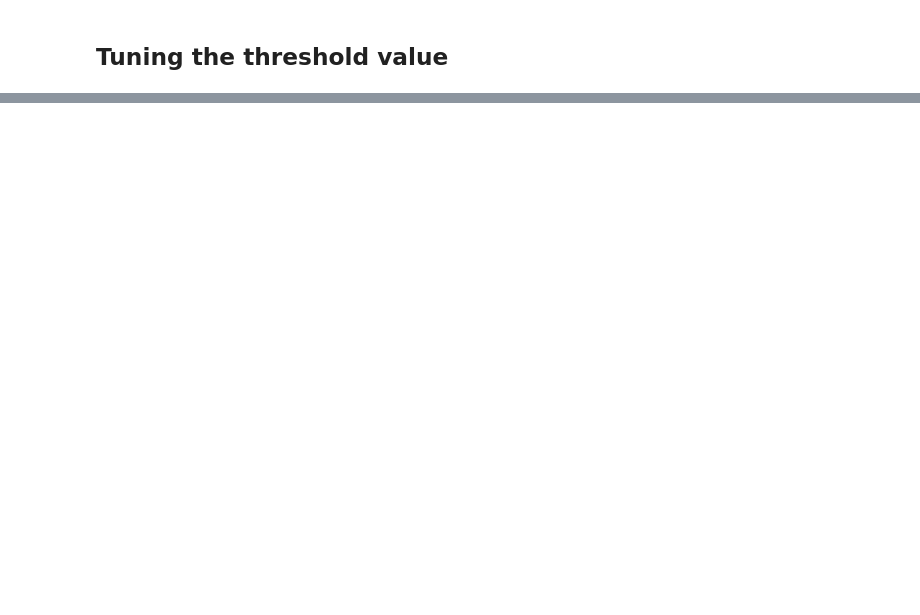
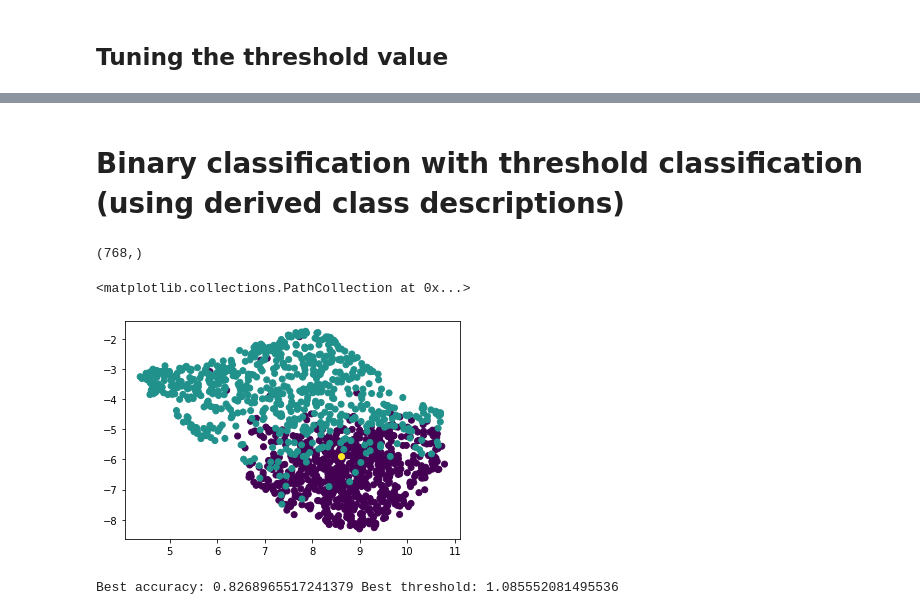
Before and after one commit to cs7641-team4/cs7641project, a Jupyter notebook: src/Unsupervised Classification.ipynb, the cells around one changed output, grey strips where cells are left out. Saved outputs shown, nothing was run; the diff lists cells and outputs as text; code cells hidden in the pictures; blank space fills up the shorter version.

Commit message:
Updated unsupervised classification results

```diff
--- a/src/Unsupervised Classification.ipynb
+++ b/src/Unsupervised Classification.ipynb
@@ -159,0 +269,19 @@ Best accuracy: 0.7489655172413793 Best threshold: 6.372888352277458
+# %% [markdown]
+# Binary classification with threshold classification (using derived class descriptions)
+# %%
+centroid = topic_summaries.mean(axis=0)
+centroid.shape
+# %% [output]
+(768,)
+# %%
+X_multiclass_bert_vis = np.vstack((X_multiclass_bert, centroid))
+y_multiclass_bert_vis = np.vstack((y_multiclass_bert, 2))
+# %%
+# reduce to 2 dimensions
+X_embedded2d = umap.UMAP(n_components=2).fit_transform(X_multiclass_bert_vis)
+# %%
+# visualize the space
+plt.scatter(X_embedded2d[:,0], X_embedded2d[:,1], c=y_multiclass_bert_vis)
+# %% [output]
+<matplotlib.collections.PathCollection at 0x...>
+[figure, added]
@@ -159,0 +317,4 @@ Best accuracy: 0.7489655172413793 Best threshold: 6.372888352277458
+# %%
+print('Best accuracy:', best_acc, 'Best threshold:', best_threshold)
+# %% [output]
+Best accuracy: 0.8268965517241379 Best threshold: 1.085552081495536
```
Also changed, not shown: parts of 22 cells of this notebook, 1 other file.
